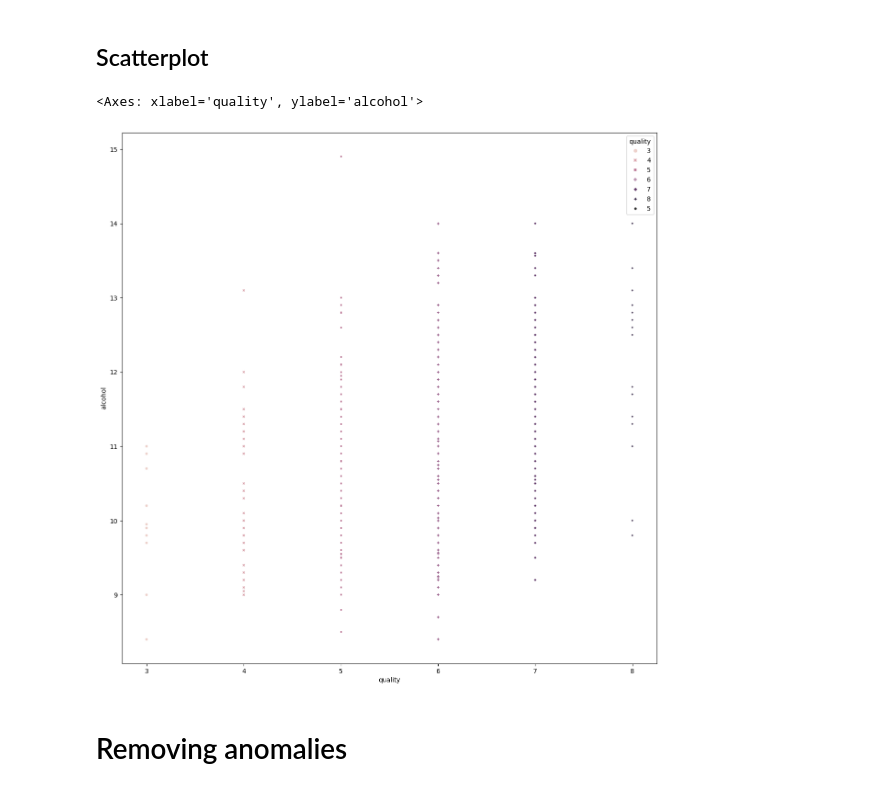
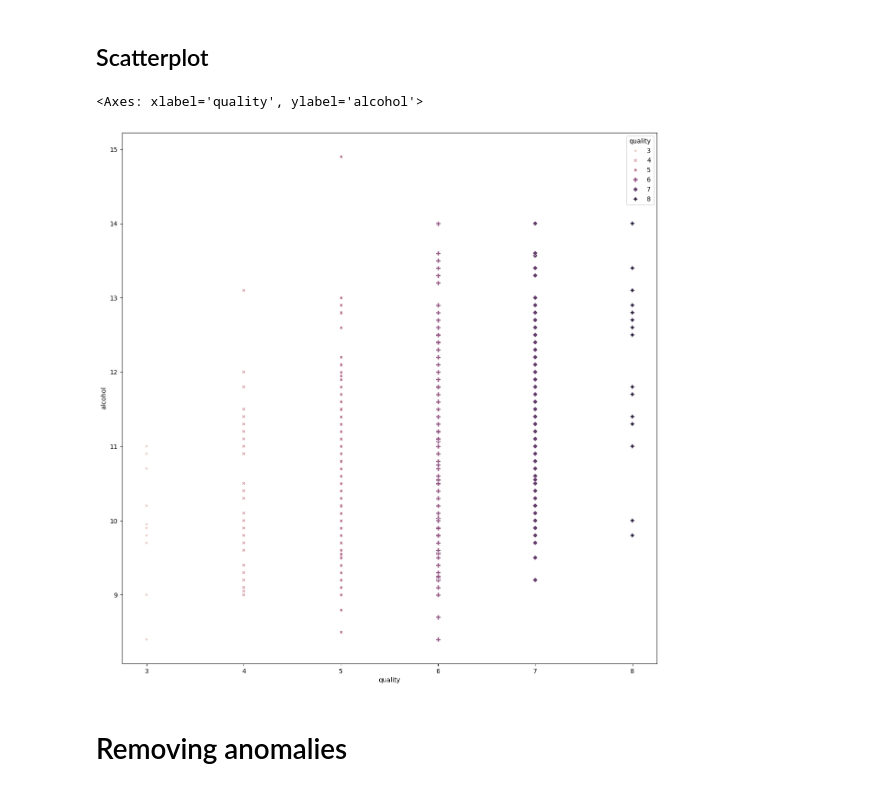
Before and after one commit to asierferrero/Big-Data, a Jupyter notebook: Python/Wine-testing.ipynb, the cells around one changed output. Cells and saved outputs as stored; diff of their text form; code cells hidden in the pictures.

```diff
--- a/Python/Wine-testing.ipynb
+++ b/Python/Wine-testing.ipynb
@@ -113,15 +113,15 @@ sns.swarmplot(x="quality",
 # %%
 fig, ax = plt.subplots(figsize=(15,15))
 sns.scatterplot(data=df_redwine,
               x="quality",
               y="alcohol",
               style="quality",
               hue="quality",
-              size=5
+              size="quality"
               )
 # %% [output]
 <Axes: xlabel='quality', ylabel='alcohol'>
-[figure, old version]
+[figure, new version]
 # %% [markdown]
 # Removing anomalies
 # %% [markdown]
```
Also changed, not shown: parts of 3 cells of this notebook.
